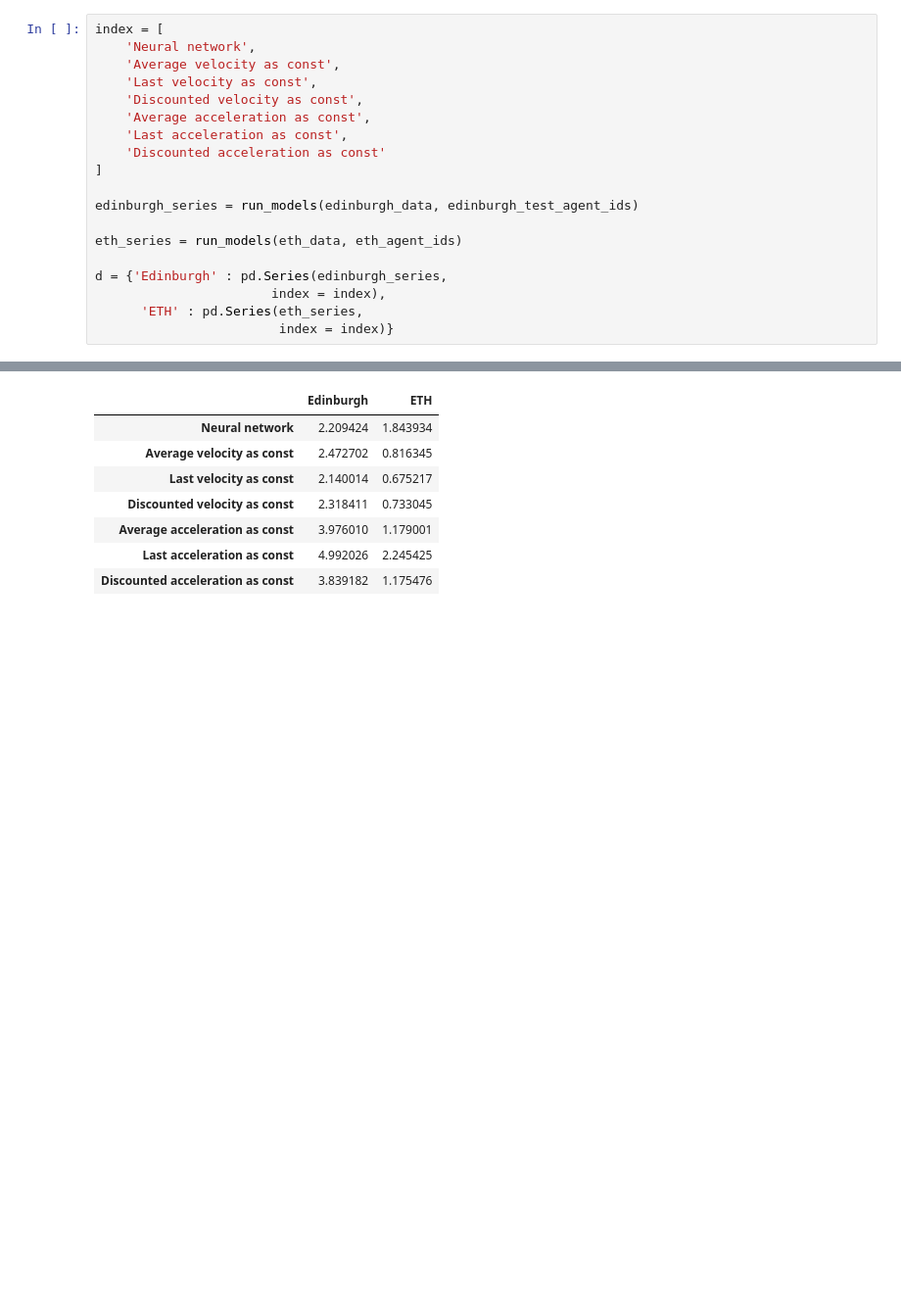
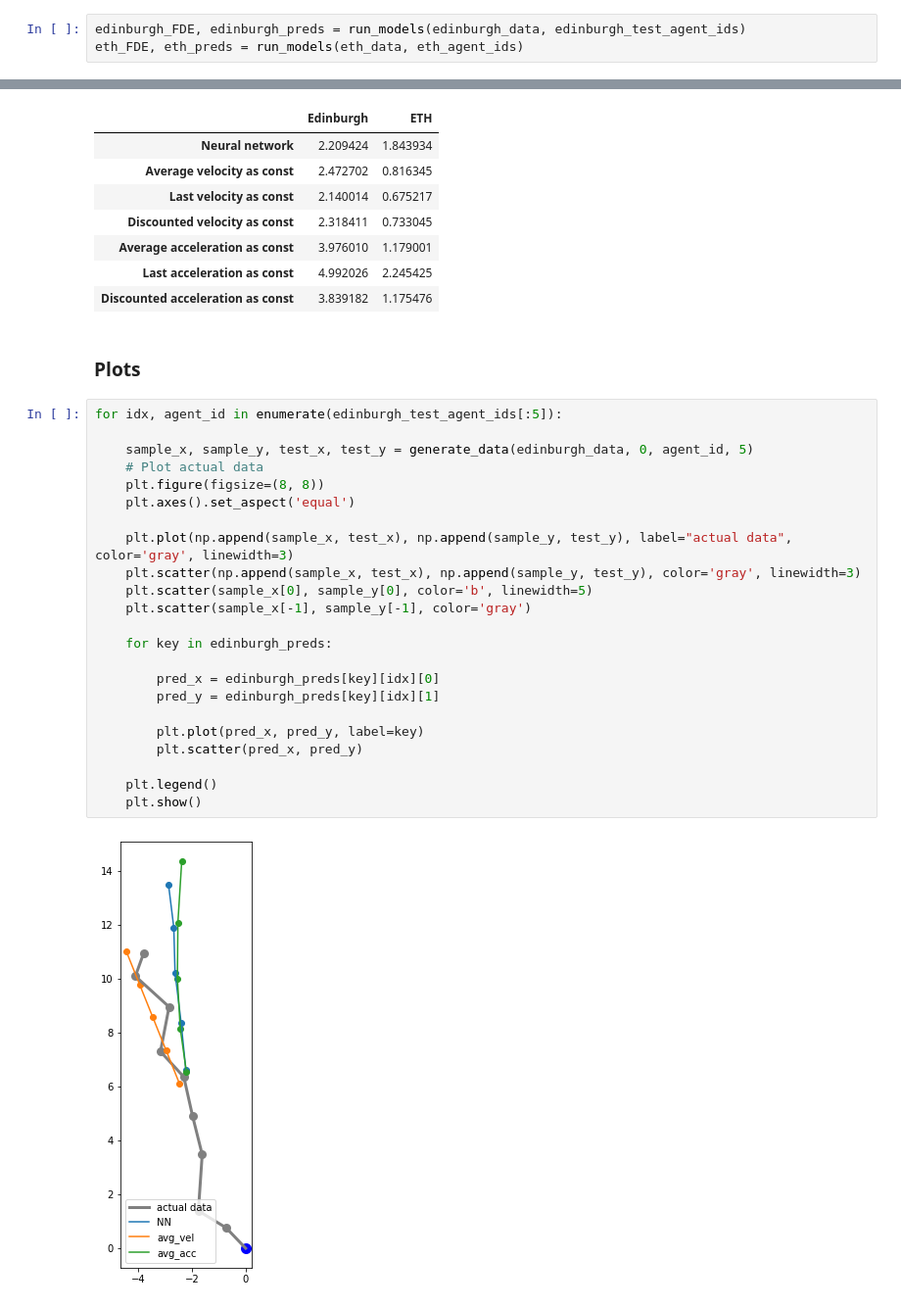
Before and after one commit to karlriis/trajectory-forecasting, a Jupyter notebook: Demo.ipynb, the cells around one changed output, grey strips where cells are left out. Shown at 98% size. Cells and saved outputs as stored; diff of their text form; blank space fills up the shorter version.

Commit message:
add plotting to demo

```diff
--- a/Demo.ipynb
+++ b/Demo.ipynb
@@ -221,20 +258,4 @@ def run_models(data, test_agent_ids):
 # %%
-index = [
-    'Neural network',
-    'Average velocity as const',
-    'Last velocity as const',
-    'Discounted velocity as const',
-    'Average acceleration as const',
-    'Last acceleration as const',
-    'Discounted acceleration as const'
-]
-
-edinburgh_series = run_models(edinburgh_data, edinburgh_test_agent_ids)
-
-eth_series = run_models(eth_data, eth_agent_ids)
-
-d = {'Edinburgh' : pd.Series(edinburgh_series,
-                       index = index),
-      'ETH' : pd.Series(eth_series,
-                        index = index)}
+edinburgh_FDE, edinburgh_preds = run_models(edinburgh_data, edinburgh_test_agent_ids)
+eth_FDE, eth_preds = run_models(eth_data, eth_agent_ids)
 # %%
@@ -252,3 +288,30 @@ df
 | Average acceleration as const | 3.976010 | 1.179001 |
 | Last acceleration as const | 4.992026 | 2.245425 |
 | Discounted acceleration as const | 3.839182 | 1.175476 |
+# %% [markdown]
+### Plots
+# %%
+for idx, agent_id in enumerate(edinburgh_test_agent_ids[:5]):
+
+    sample_x, sample_y, test_x, test_y = generate_data(edinburgh_data, 0, agent_id, 5)
+    # Plot actual data
+    plt.figure(figsize=(8, 8))
+    plt.axes().set_aspect('equal')
+
+    plt.plot(np.append(sample_x, test_x), np.append(sample_y, test_y), label="actual data", color='gray', linewidth=3)
+    plt.scatter(np.append(sample_x, test_x), np.append(sample_y, test_y), color='gray', linewidth=3)
+    plt.scatter(sample_x[0], sample_y[0], color='b', linewidth=5)
+    plt.scatter(sample_x[-1], sample_y[-1], color='gray')
+
+    for key in edinburgh_preds:
+
+        pred_x = edinburgh_preds[key][idx][0]
+        pred_y = edinburgh_preds[key][idx][1]
+
+        plt.plot(pred_x, pred_y, label=key)
+        plt.scatter(pred_x, pred_y)
+
+    plt.legend()
+    plt.show()
+# %% [output]
+[figure, added]
```
Also changed, not shown: parts of 4 cells of this notebook.
